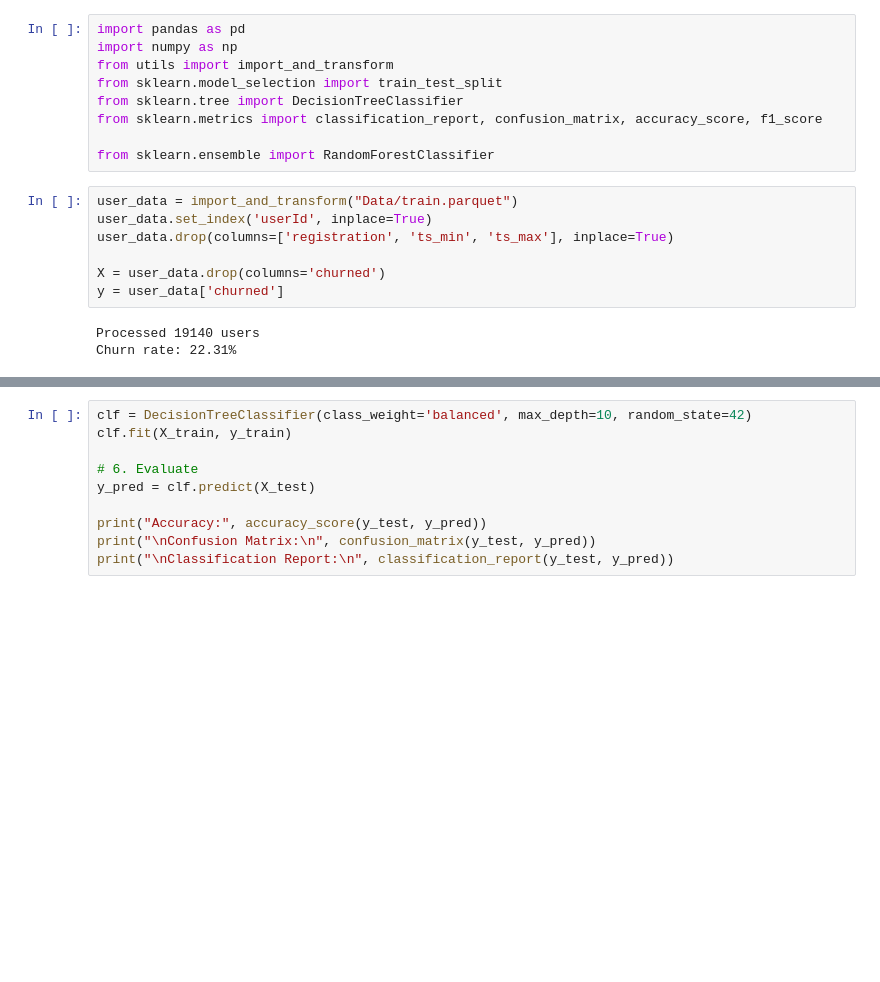
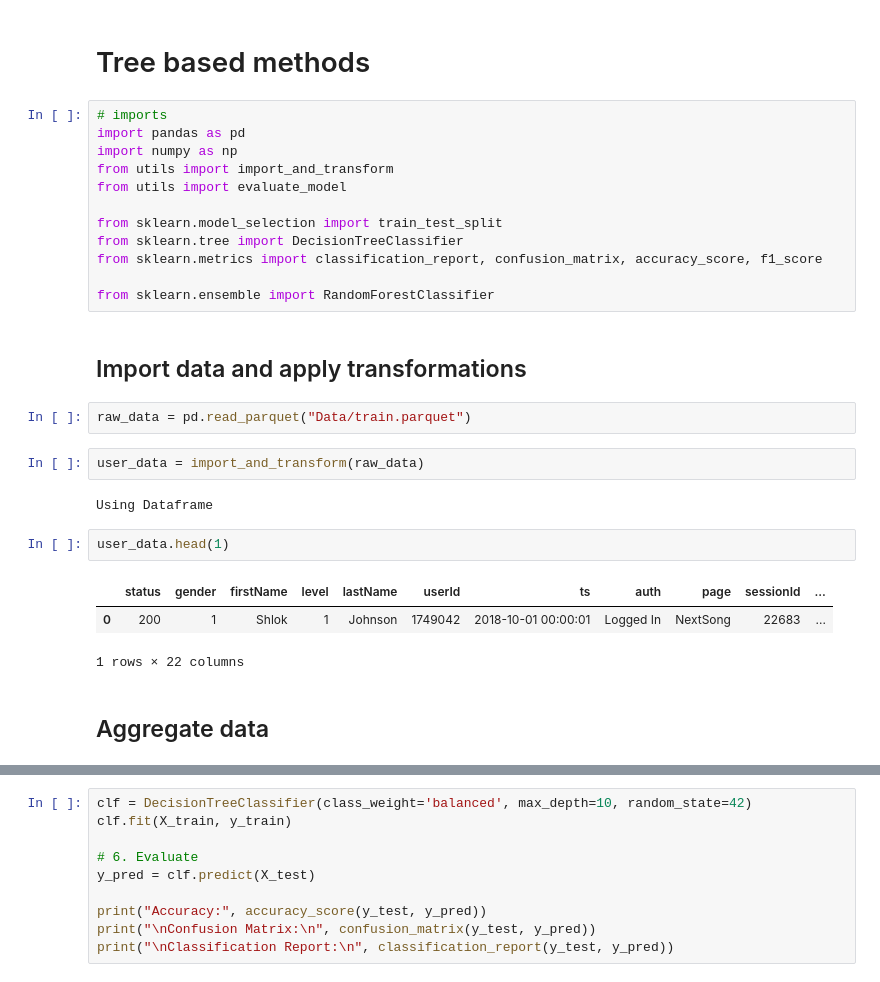
Before and after one commit to AndreeaPatarlageanu/DataScienceProject, a Jupyter notebook: DecisionTree.ipynb, the cells around one changed output, grey strips where cells are left out. Drawn from its saved outputs; the diff is of its cells as text; blank space fills up the shorter version.

Commit message:
Breaking down utils functions

```diff
--- a/DecisionTree.ipynb
+++ b/DecisionTree.ipynb
@@ -1,19 +1,30 @@
+# %% [markdown]
+# Tree based methods
 # %%
+# imports
 import pandas as pd
 import numpy as np
 from utils import import_and_transform
+from utils import evaluate_model
+
 from sklearn.model_selection import train_test_split
 from sklearn.tree import DecisionTreeClassifier
 from sklearn.metrics import classification_report, confusion_matrix, accuracy_score, f1_score
 
 from sklearn.ensemble import RandomForestClassifier
+# %% [markdown]
+## Import data and apply transformations
+# %%
+raw_data = pd.read_parquet("Data/train.parquet")
 # %%
-user_data = import_and_transform("Data/train.parquet")
-user_data.set_index('userId', inplace=True)
-user_data.drop(columns=['registration', 'ts_min', 'ts_max'], inplace=True)
-
-X = user_data.drop(columns='churned')
-y = user_data['churned']
+user_data = import_and_transform(raw_data)
 # %% [output]
-Processed 19140 users
-Churn rate: 22.31%
+Using Dataframe
+# %%
+user_data.head(1)
+# %% [output]
+|  | status | gender | firstName | level | lastName | userId | ts | auth | page | sessionId | ... |
+| 0 | 200 | 1 | Shlok | 1 | Johnson | 1749042 | 2018-10-01 00:00:01 | Logged In | NextSong | 22683 | ... |
+1 rows × 22 columns
+# %% [markdown]
+## Aggregate data
```
Also changed, not shown: parts of 2 cells of this notebook, 1 other file.
